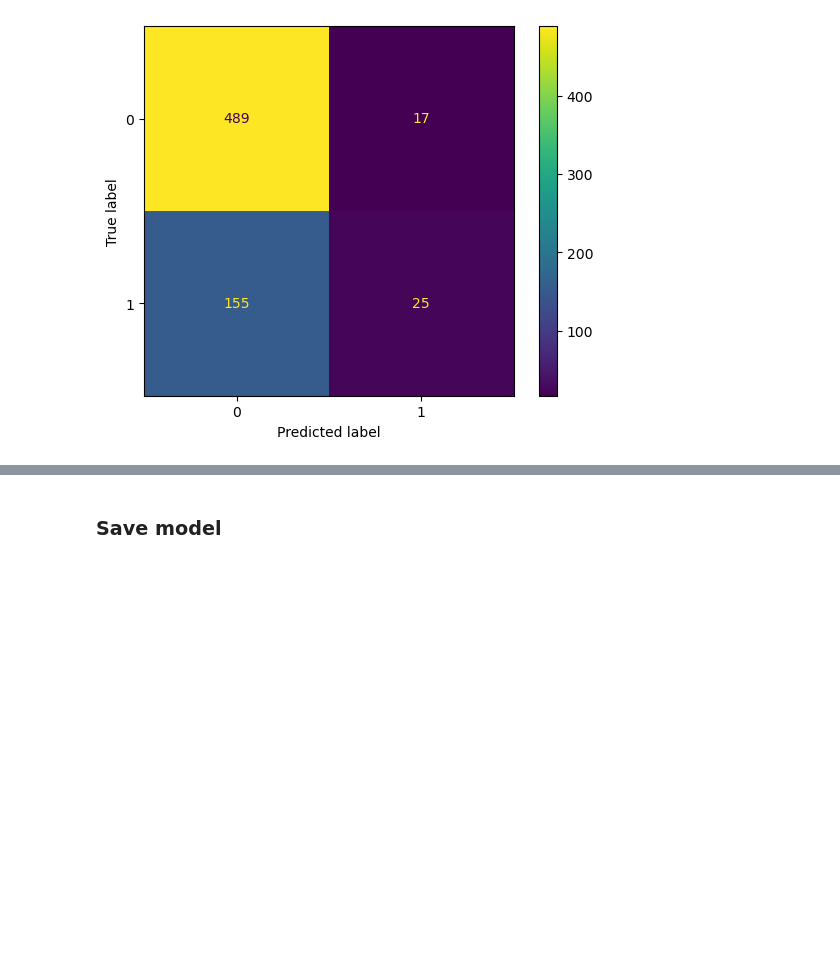
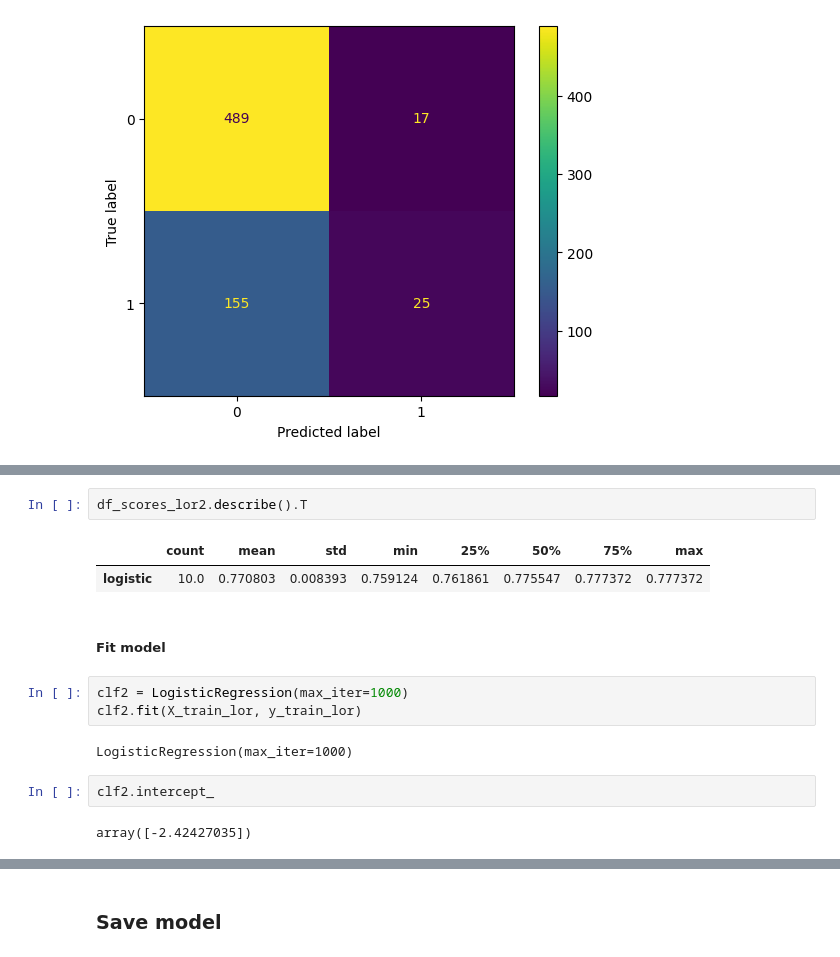
Before and after one commit to DA-Statistics-Nadine-Alena/project, a Jupyter notebook: notebooks/draft-analysis.ipynb, the cells around one changed output, grey strips where cells are left out. Drawn from its saved outputs; the diff is of its cells as text; blank space fills up the shorter version.

```diff
--- a/notebooks/draft-analysis.ipynb
+++ b/notebooks/draft-analysis.ipynb
@@ -1069,0 +1129,16 @@ weighted avg       0.70      0.74      0.65       686
+# %%
+df_scores_lor2.describe().T
+# %% [output]
+|  | count | mean | std | min | 25% | 50% | 75% | max |
+| logistic | 10.0 | 0.770803 | 0.008393 | 0.759124 | 0.761861 | 0.775547 | 0.777372 | 0.777372 |
+# %% [markdown]
+##### Fit model
+# %%
+clf2 = LogisticRegression(max_iter=1000)
+clf2.fit(X_train_lor, y_train_lor)
+# %% [output]
+LogisticRegression(max_iter=1000)
+# %%
+clf2.intercept_
+# %% [output]
+array([-2.42427035])
```
Also changed, not shown: parts of 43 cells of this notebook, 1 other file.
